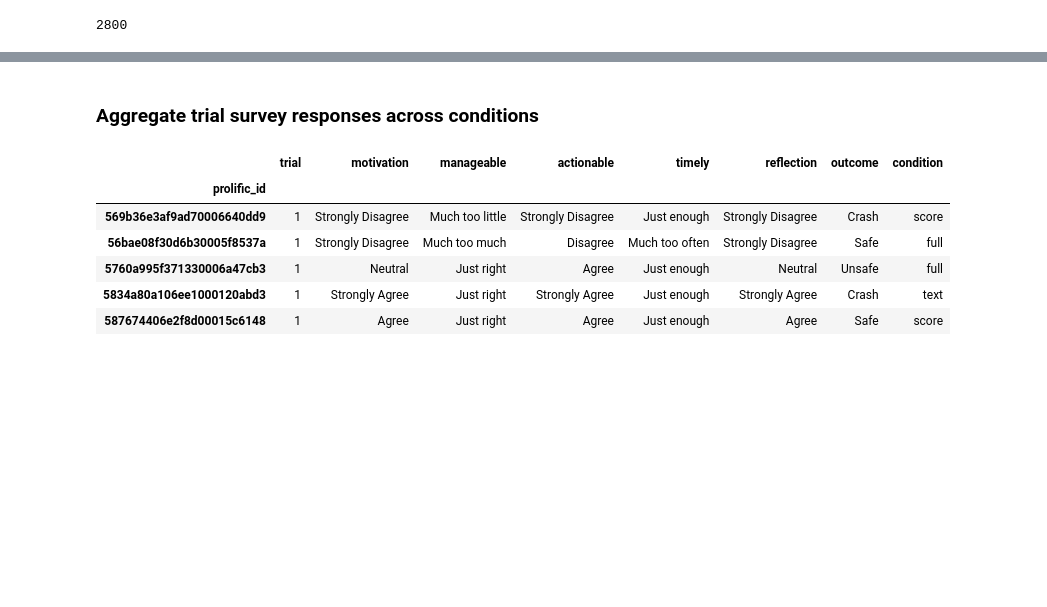
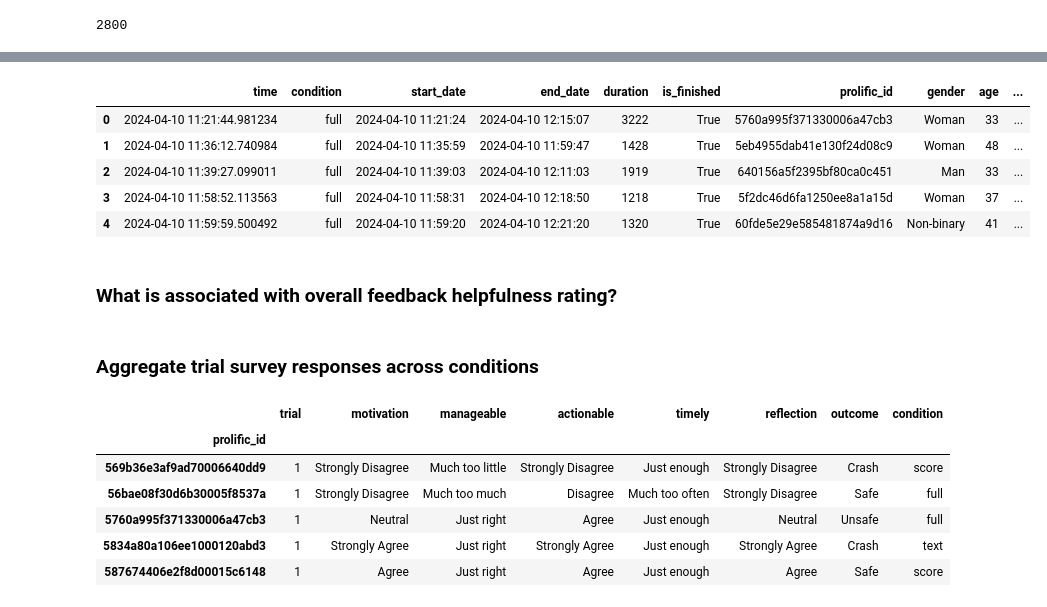
Before and after one commit to cairo-robotics/llm-multimodal-drone-feedback, a Jupyter notebook: analysis/analysis_brainstorm.ipynb, the cells around one changed output, grey strips where cells are left out. Saved outputs shown, nothing was run; the diff lists cells and outputs as text; code cells hidden in the pictures; blank space fills up the shorter version.

```diff
--- a/analysis/analysis_brainstorm.ipynb
+++ b/analysis/analysis_brainstorm.ipynb
@@ -461,0 +545,9 @@ print(all_responses.tail())
+# %%
+def calculate_trial_time(user_id, trial_num):
+    log = pd.read_csv(data_dir + user_id + '/log.txt', sep=': ', names=['time','message'], parse_dates=['time'])
+    trial_start_idx = log[log['message'].str.contains(f'Trial {trial_num} started')].iloc[-1].name
+    start_time = log.loc[trial_start_idx]['time']
+    end_time = log.loc[trial_start_idx+1]['time'] # next line is when trajectory data is sent to the server
+    return end_time - start_time
+# %%
+all_responses['trial_time'] = all_responses.apply(lambda x: calculate_trial_time(x['prolific_id'], x['trial']), axis=1)
@@ -461,0 +566,9 @@ print(all_responses.tail())
+# %%
+def calculate_feedback_time(user_id, trial_num):
+    log = pd.read_csv(data_dir + user_id + '/log.txt', sep=': ', names=['time','message'], parse_dates=['time'])
+    trial_start_idx = log[log['message'].str.contains(f'Trial {trial_num} started')].iloc[-1].name
+    start_time = log.loc[trial_start_idx+3]['time'] # saved feedback to file
+    end_time = log.loc[trial_start_idx+4]['time'] # received survey responses
+    return end_time - start_time
+# %%
+all_responses['feedback_time'] = all_responses.apply(lambda x: calculate_feedback_time(x['prolific_id'], x['trial']), axis=1)
@@ -462,3 +587,20 @@ print(all_responses.tail())
 # %%
 survey_file = data_dir + 'survey_responses_combined.csv'
 all_responses.to_csv(survey_file, index=False)
+# %%
+# calculate average trial and feedback times for each participant
+avg_trial_time = all_responses.groupby('prolific_id')['trial_time'].mean()
+avg_feedback_time = all_responses.groupby('prolific_id')['feedback_time'].mean()
+
+# merge with merged_filtered dataframe
+merged_filtered = pd.merge(merged_filtered, avg_trial_time, left_on='prolific_id', right_index=True)
+merged_filtered = pd.merge(merged_filtered, avg_feedback_time, left_on='prolific_id', right_index=True)
+
+merged_filtered.head()
+# %% [output]
+|  | time | condition | start_date | end_date | duration | is_finished | prolific_id | gender | age | ... |
+| 0 | 2024-04-10 11:21:44.981234 | full | 2024-04-10 11:21:24 | 2024-04-10 12:15:07 | 3222 | True | 5760a995f371330006a47cb3 | Woman | 33 | ... |
+| 1 | 2024-04-10 11:36:12.740984 | full | 2024-04-10 11:35:59 | 2024-04-10 11:59:47 | 1428 | True | 5eb4955dab41e130f24d08c9 | Woman | 48 | ... |
+| 2 | 2024-04-10 11:39:27.099011 | full | 2024-04-10 11:39:03 | 2024-04-10 12:11:03 | 1919 | True | 640156a5f2395bf80ca0c451 | Man | 33 | ... |
+| 3 | 2024-04-10 11:58:52.113563 | full | 2024-04-10 11:58:31 | 2024-04-10 12:18:50 | 1218 | True | 5f2dc46d6fa1250ee8a1a15d | Woman | 37 | ... |
+| 4 | 2024-04-10 11:59:59.500492 | full | 2024-04-10 11:59:20 | 2024-04-10 12:21:20 | 1320 | True | 60fde5e29e585481874a9d16 | Non-binary | 41 | ... |
@@ -465,3 +609,5 @@ all_responses.to_csv(survey_file, index=False)
+# %% [markdown]
+### What is associated with overall feedback helpfulness rating?
 # %% [markdown]
 ### Aggregate trial survey responses across conditions
 # %%
```
Also changed, not shown: parts of 17 cells of this notebook.
